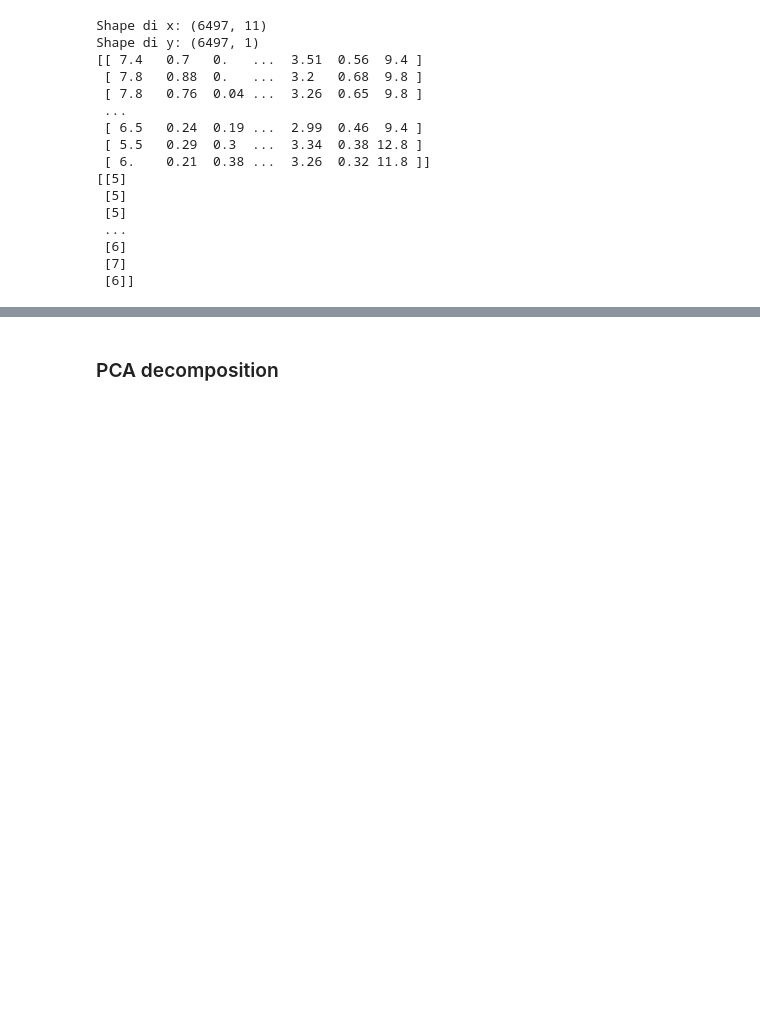
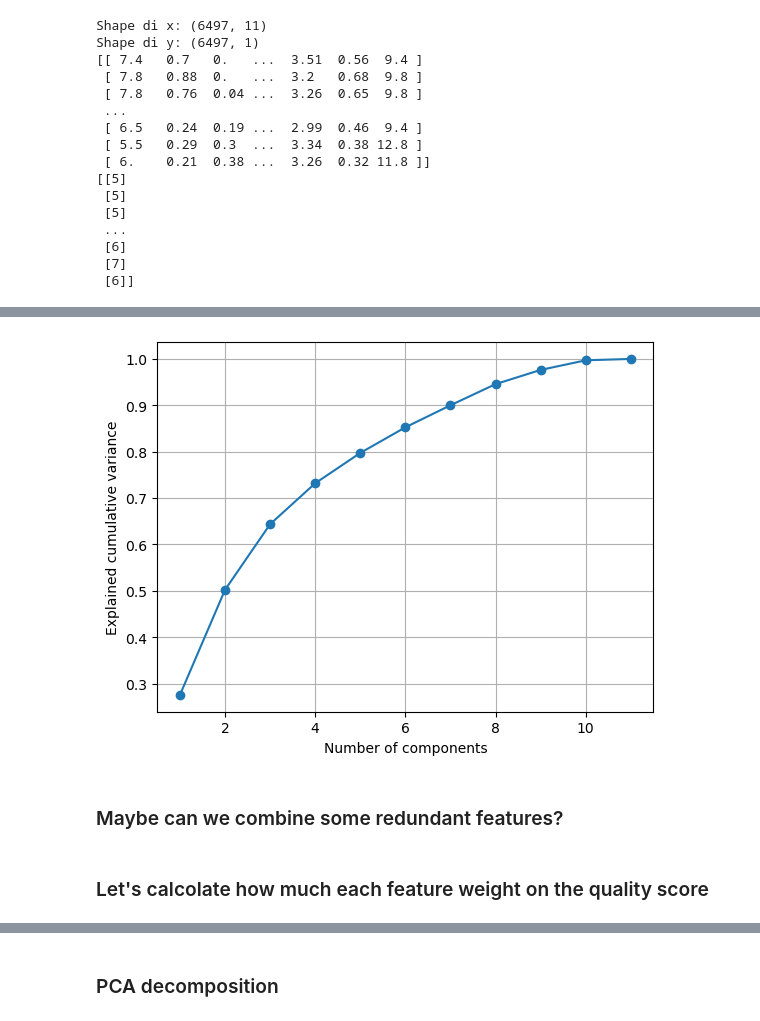
Before and after one commit to gabrielecerioli/Clustering_algorithms, a Jupyter notebook: Wine_dataset/Wine_database_clustering.ipynb, the cells around one changed output, grey strips where cells are left out. Saved outputs shown, nothing was run; the diff lists cells and outputs as text; code cells hidden in the pictures; blank space fills up the shorter version.

```diff
--- a/Wine_dataset/Wine_database_clustering.ipynb
+++ b/Wine_dataset/Wine_database_clustering.ipynb
@@ -76,0 +81,22 @@ Shape di y: (6497, 1)
+# %%
+from sklearn.decomposition import PCA
+from sklearn.preprocessing import StandardScaler
+
+scaler = StandardScaler()
+Xs = scaler.fit_transform(X)  # Standardise the components
+pca = PCA()
+pca.fit(Xs)
+explained = np.cumsum(pca.explained_variance_ratio_)
+
+import matplotlib.pyplot as plt
+plt.plot(np.arange(1, len(explained)+1), explained, marker='o')
+plt.xlabel('Number of components')
+plt.ylabel('Explained cumulative variance')
+plt.grid(True)
+plt.show()
+# %% [output]
+[figure, added]
+# %% [markdown]
+<h3>Maybe can we combine some redundant features?</h3>
+# %% [markdown]
+<h3>Let's calcolate how much each feature weight on the quality score</h3>
```
Also changed, not shown: parts of 24 cells of this notebook, 7 other files.
